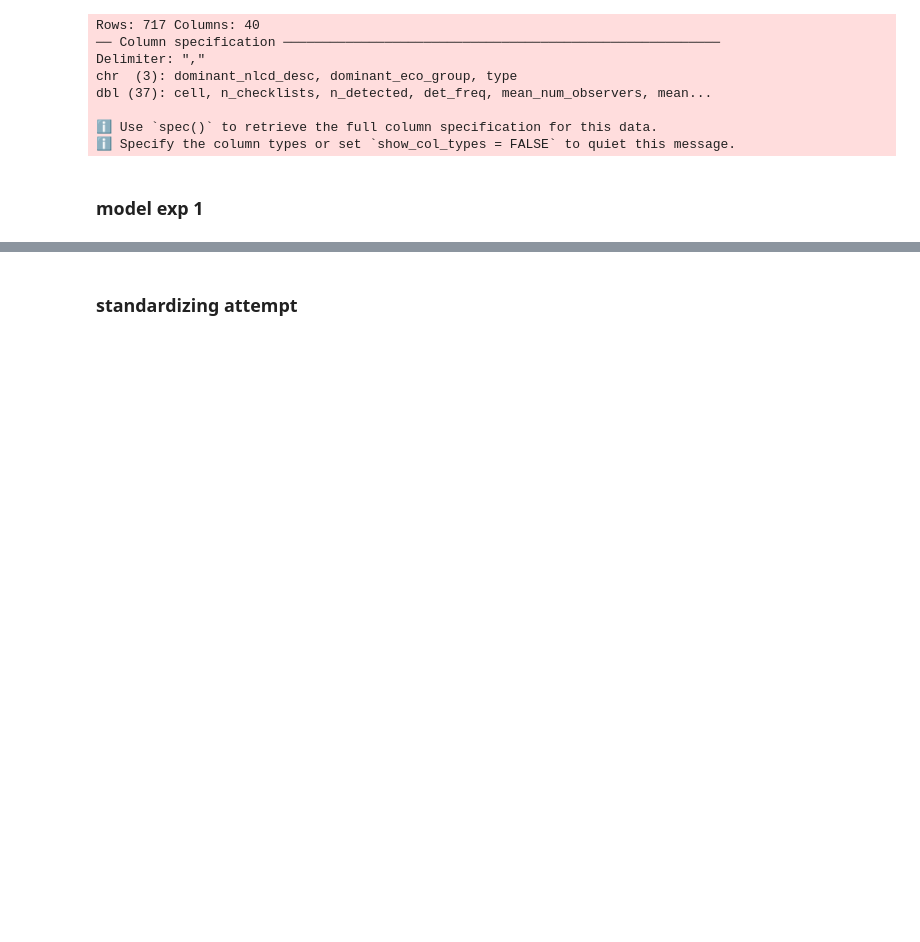
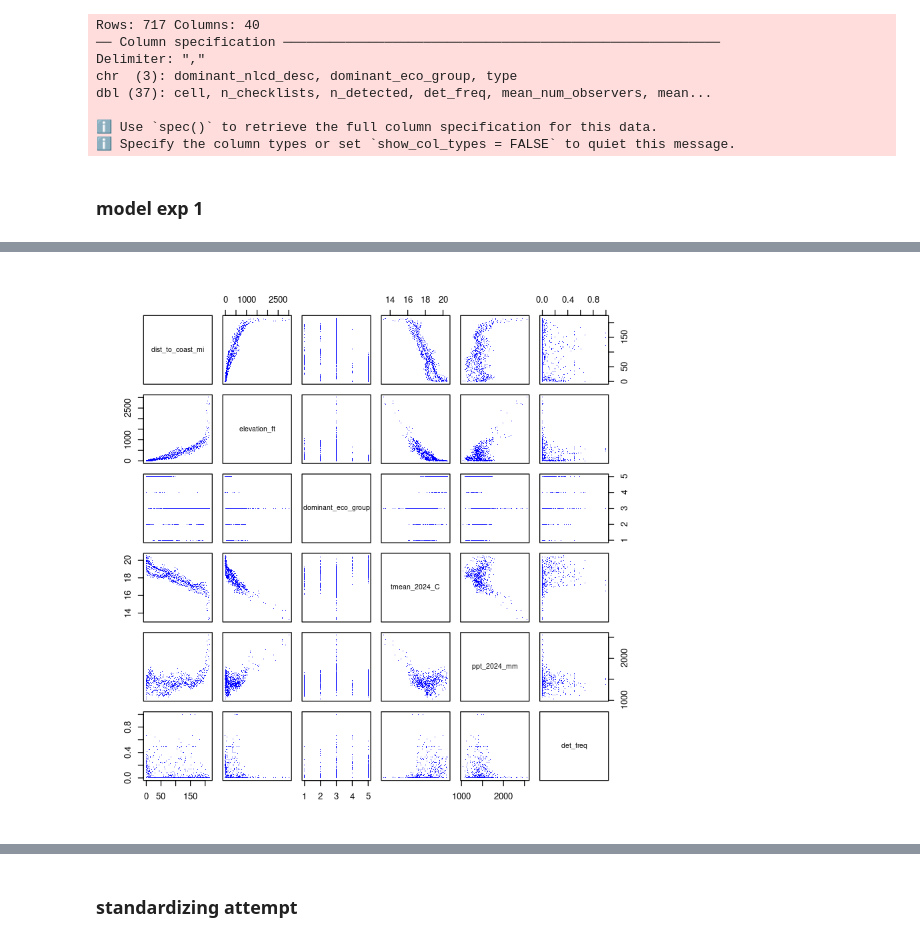
Before and after one commit to jbowen102/STAT_420_Final_Project, a Jupyter notebook: ebird_modeling.ipynb, the cells around one changed output, grey strips where cells are left out. Drawn from its saved outputs; the diff is of its cells as text; code cells hidden in the pictures; blank space fills up the shorter version.

```diff
--- a/ebird_modeling.ipynb
+++ b/ebird_modeling.ipynb
@@ -361,0 +338,9 @@ F-statistic: 18.17 on 85 and 631 DF,  p-value: < 2.2e-16
+# %%
+# pairs(ebird_features_df_osp[c("mean_num_observers", "mean_start_time_hr", "med_duration", "mean_dist_km",
+#         "dist_to_coast_mi", "elevation_ft", "Forest", "Water", "dominant_eco_group",
+#         "tmean_2024_C", "ppt_2024_mm", "det_freq")])
+pairs(ebird_features_df_osp[c(
+        "dist_to_coast_mi", "elevation_ft", "dominant_eco_group",
+        "tmean_2024_C", "ppt_2024_mm", "det_freq")], pch = ".", col = "blue")
+# %% [output]
+[figure, added]
```
Also changed, not shown: parts of 31 cells of this notebook, 1 other file.
